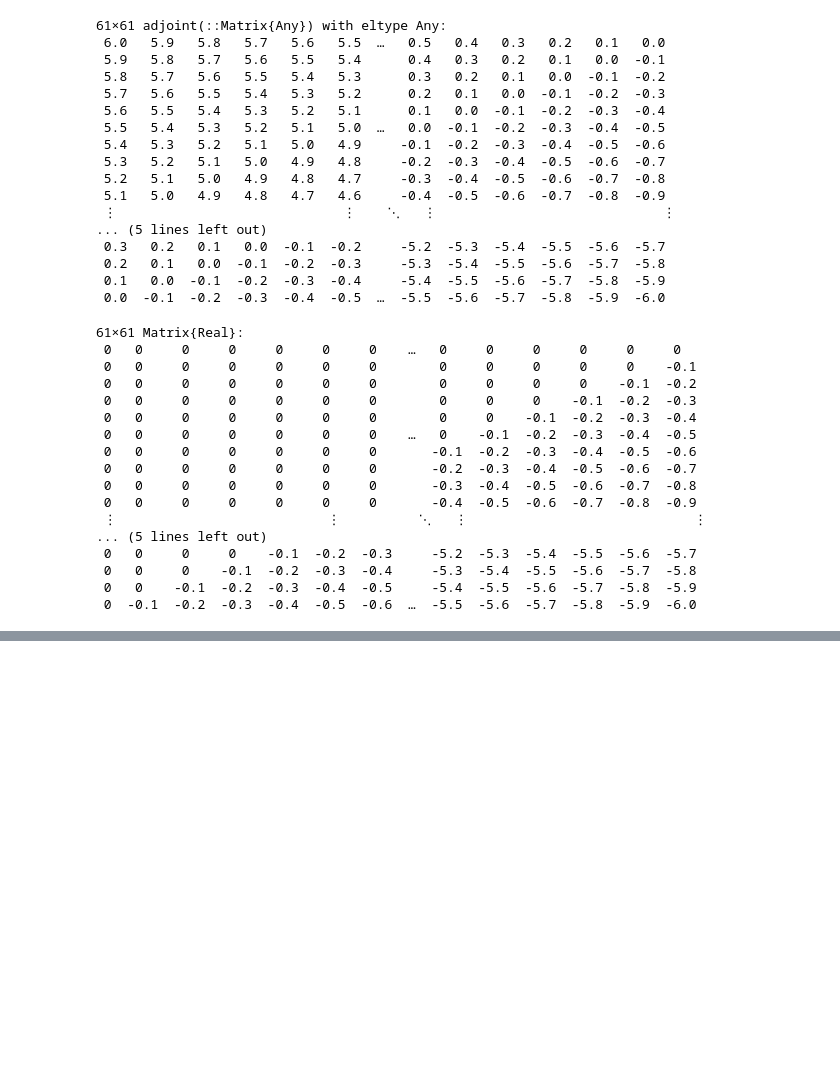
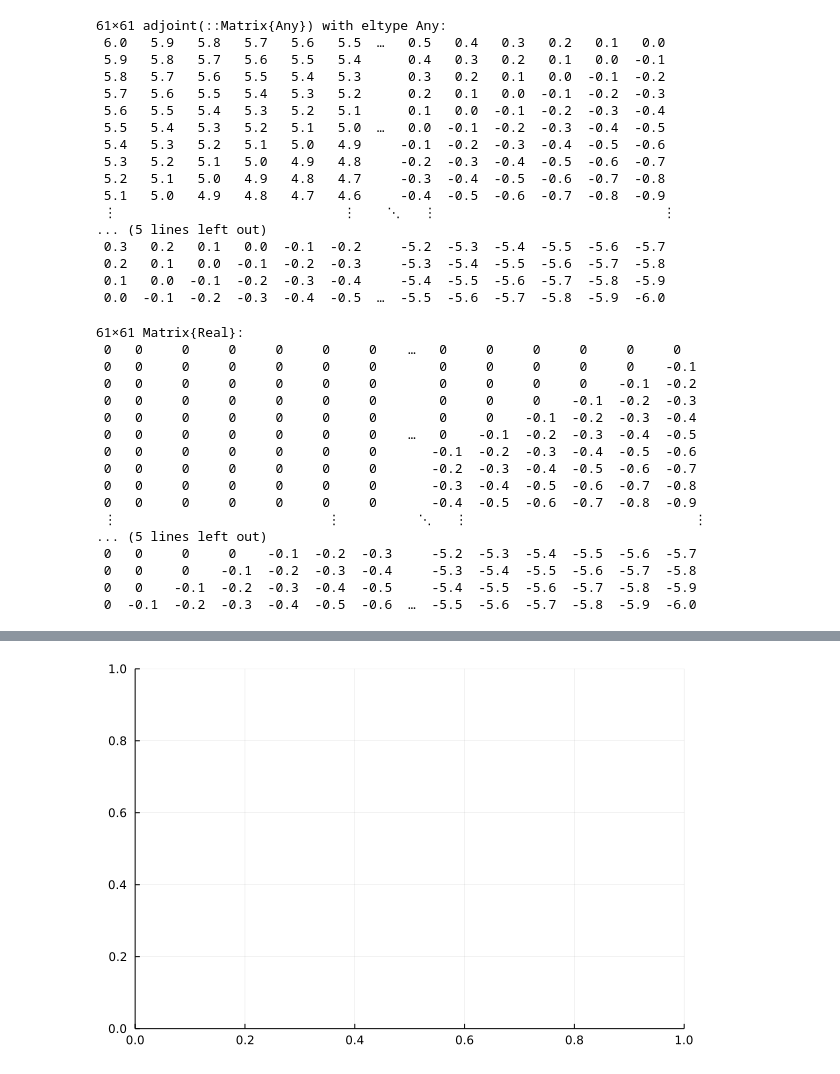
Before and after one commit to juliet29/cs361_project02, a Jupyter notebook: project2_jl/test02.ipynb, the cells around one changed output, grey strips where cells are left out. Saved outputs shown, nothing was run; the diff lists cells and outputs as text; code cells hidden in the pictures; blank space fills up the shorter version.

```diff
--- a/project2_jl/test02.ipynb
+++ b/project2_jl/test02.ipynb
@@ -110,2 +110,6 @@ contour!(xr, yr, c2_filt, xlims=(-3,3), ylims=(-3,3),aspectratio=:equal, colorba
 # %%
 # alternatively solve for this region, and plot xs there..
+# %%
+plot()
+# %% [output]
+[figure, added]
```
Also changed, not shown: parts of 2 cells of this notebook, 11 other files.
